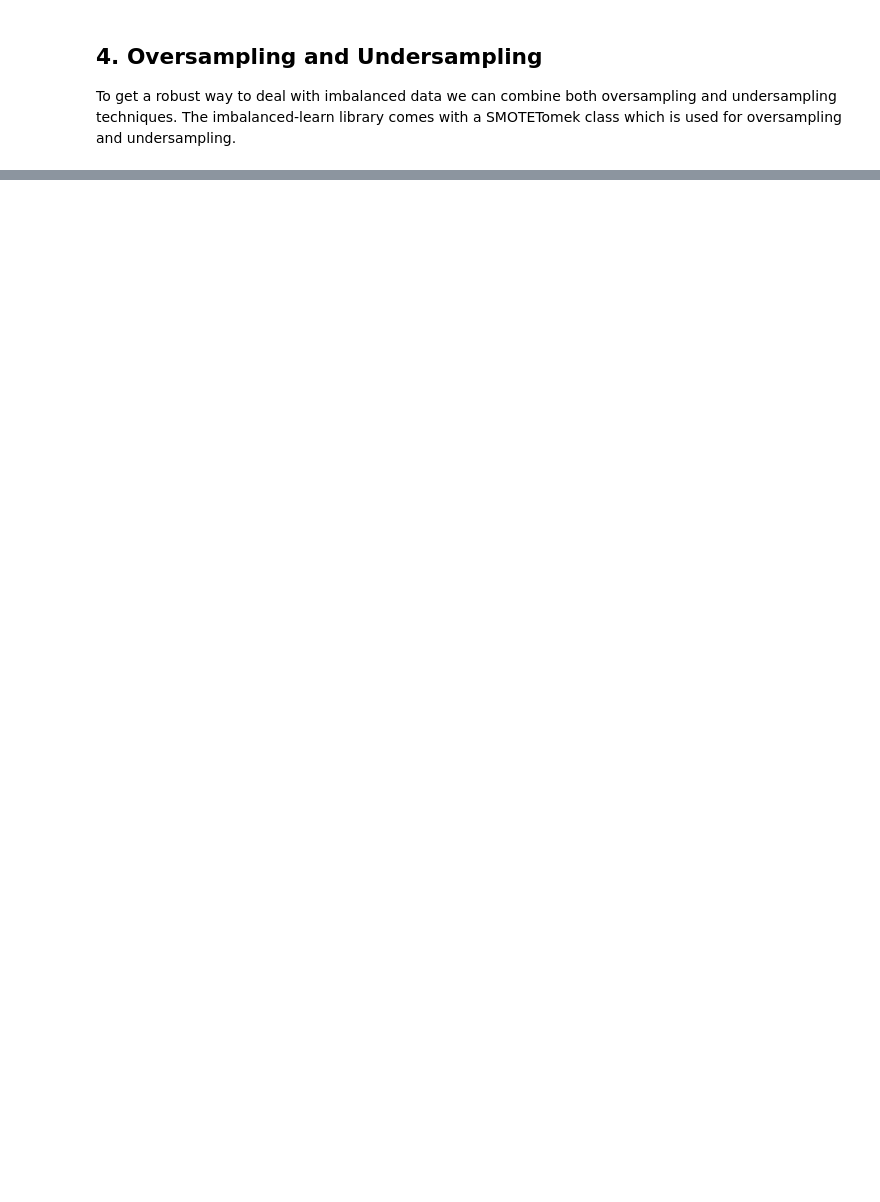
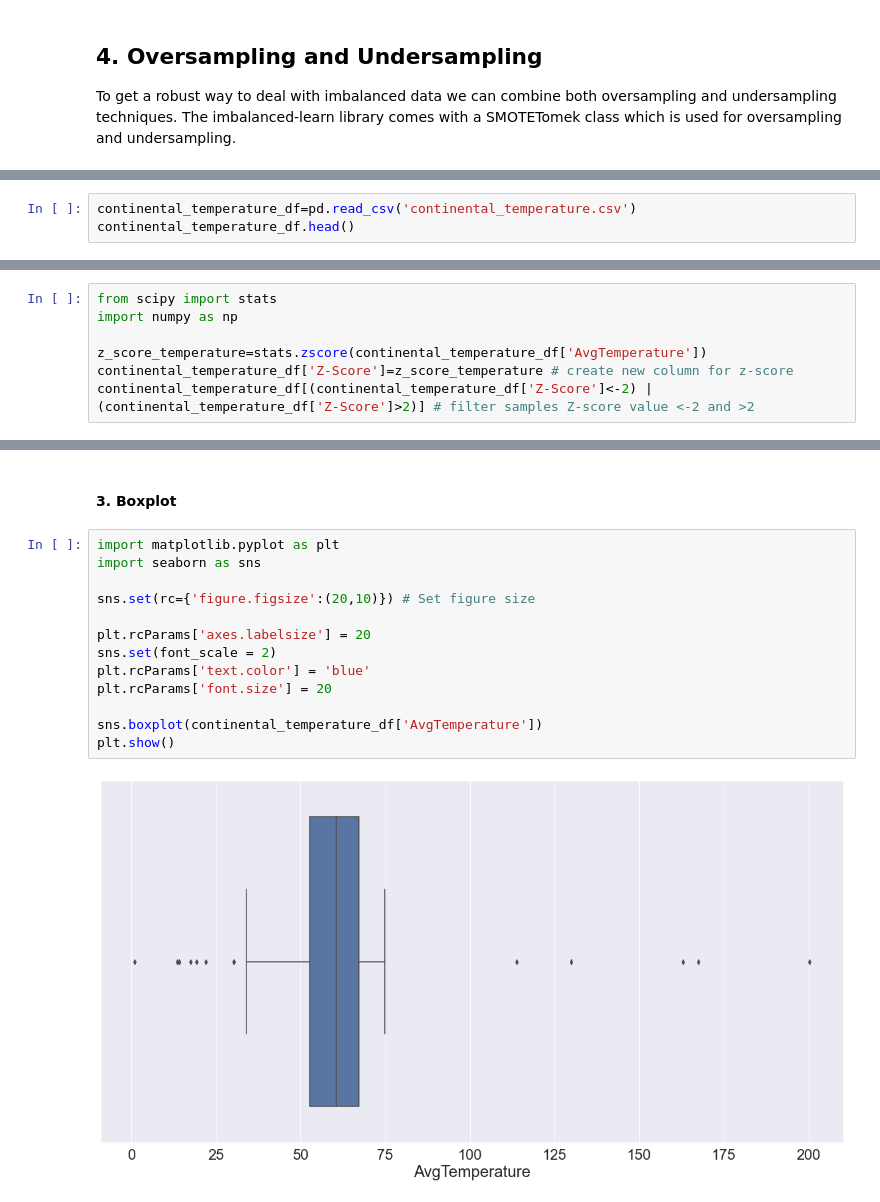
Before and after one commit to SammyOngaya/data2ml, a Jupyter notebook: data-pre-processing.ipynb, the cells around one changed output, grey strips where cells are left out. Saved outputs shown, nothing was run; the diff lists cells and outputs as text; blank space fills up the shorter version.

```diff
--- a/data-pre-processing.ipynb
+++ b/data-pre-processing.ipynb
@@ -470,0 +475,3 @@ y_resampled.value_counts().plot(kind='bar',color=['skyblue','orange'])
+# %%
+continental_temperature_df=pd.read_csv('continental_temperature.csv')
+continental_temperature_df.head()
@@ -470,0 +488,7 @@ y_resampled.value_counts().plot(kind='bar',color=['skyblue','orange'])
+# %%
+from scipy import stats
+import numpy as np
+
+z_score_temperature=stats.zscore(continental_temperature_df['AvgTemperature'])
+continental_temperature_df['Z-Score']=z_score_temperature # create new column for z-score
+continental_temperature_df[(continental_temperature_df['Z-Score']<-2) | (continental_temperature_df['Z-Score']>2)] # filter samples Z-score value <-2 and >2
@@ -470,0 +527,17 @@ y_resampled.value_counts().plot(kind='bar',color=['skyblue','orange'])
+# %% [markdown]
+#### 3. Boxplot
+# %%
+import matplotlib.pyplot as plt
+import seaborn as sns
+
+sns.set(rc={'figure.figsize':(20,10)}) # Set figure size
+
+plt.rcParams['axes.labelsize'] = 20
+sns.set(font_scale = 2)
+plt.rcParams['text.color'] = 'blue'
+plt.rcParams['font.size'] = 20
+
+sns.boxplot(continental_temperature_df['AvgTemperature'])
+plt.show()
+# %% [output]
+[figure, added]
```
Also changed, not shown: parts of 30 cells of this notebook, 1 other file.
